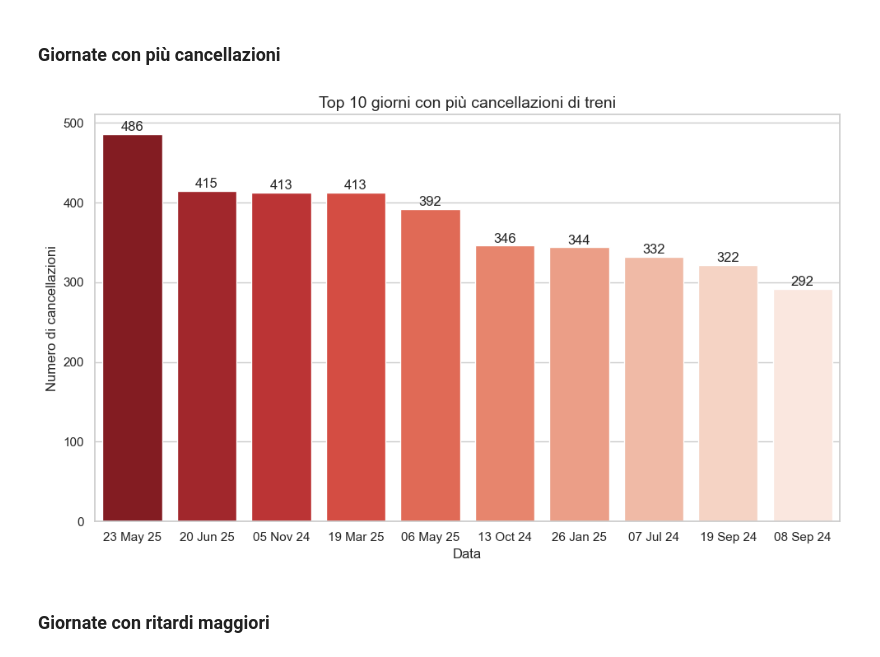
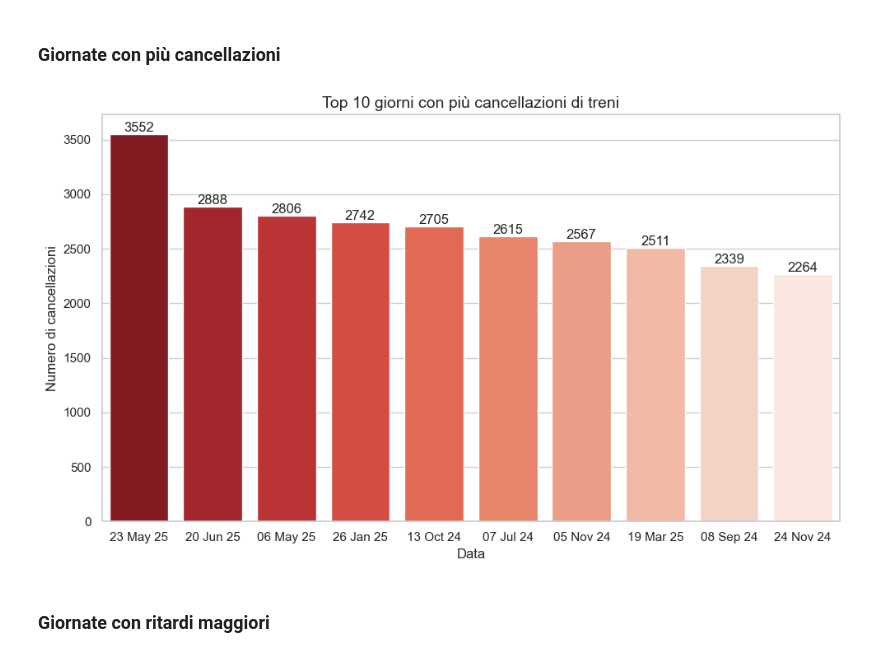
Before and after one commit to AndreaSpolaor/AnalisiTrafficoFerroviario, a Jupyter notebook: main.ipynb, the cells around one changed output. Drawn from its saved outputs; the diff is of its cells as text; code cells hidden in the pictures.

```diff
--- a/main.ipynb
+++ b/main.ipynb
@@ -229,7 +255,7 @@ for blob in blob_list:
             if name not in name_cached:
 
                 # Reperisco le info geografiche
-                #location = geocode_station(name)
+                location = geocode_station(name)
 
                 # Aggiungo alla cache il nome della stazione
                 name_cached.add(name)
@@ -587,0 +618,14 @@ with engine.connect() as conn:
+# %%
+# Query per estrazione città e regione
+query_station = "SELECT id, city, region, alias, latitude, longitude FROM railway.station"
+query_train = "SELECT id, type, number, code FROM railway.train"
+query_timetable = "SELECT station_id, train_id, arrival_datetime, departure_datetime, arrival_delay, departure_delay, deleted, stop_number, day_number FROM railway.timetable"
+
+# Lettura da Postgres (SQL Alchemy + Pandas)
+with engine.connect() as conn:
+    df_station = pd.read_sql(query_station, conn)
+    print(f"✅ Caricate {len(df_station)} stazioni in memoria")
+    df_train = pd.read_sql(query_train, conn)
+    print(f"✅ Caricati {len(df_train)} tratte in memoria")
+    df_timetable = pd.read_sql(query_timetable, conn)
+    print(f"✅ Caricati {len(df_timetable)} fermate in memoria")
@@ -835,65 +874,56 @@ plt.show()
 # %% [markdown]
 <h3>Giornate con più cancellazioni</h3>
 # %%
-# Query per estrazione giorno e id treno
-query = """SELECT DISTINCT day_number, train_id
-             FROM railway.timetable
-            WHERE deleted = true"""
+# Filtra treni cancellati dal df_timetable
+df = df_timetable[df_timetable["deleted"] == True].copy()
 
-# Lettura da Postgres (SQL Alchemy + Pandas)
-with engine.connect() as conn:
-    df = pd.read_sql(query, conn)
+# Conta cancellazioni per giorno
+df_delete_count_byday = df.groupby("day_number")["train_id"].count().reset_index()
+df_delete_count_byday = df_delete_count_byday.rename(columns={"train_id": "cancellations"})
 
-# Step 1: Data di riferimento
+# Calcola la data a partire dal day_number
 base_date = pd.to_datetime("2024-07-01")
+df_delete_count_byday["date"] = base_date + pd.to_timedelta(df_delete_count_byday["day_number"], unit="D")
 
-# Step 2: Rinomina colonna
-df_delete_count_byday = df.groupby('day_number').count().reset_index()
-df_delete_count_byday = df_delete_count_byday.rename(columns={'train_id': 'cancellations'})
+# Prende i top 10 giorni con più cancellazioni
+df_top10 = df_delete_count_byday.sort_values(by="cancellations", ascending=False).head(10)
 
-# Step 3: Aggiunge la data reale
-df_delete_count_byday['date'] = base_date + pd.to_timedelta(df_delete_count_byday['day_number'], unit='D')
+# Formatta la data per l'asse x
+df_top10["date_str"] = df_top10["date"].dt.strftime("%d %b %y")
 
-# Step 4: Prende i top 10 giorni con più cancellazioni
-df_top10 = df_delete_count_byday.sort_values(by='cancellations', ascending=False).head(10)
+# Palette e ordinamento per il grafico
+palette = sns.color_palette("Reds", n_colors=len(df_top10))[::-1]
+df_top10 = df_top10.sort_values(by="cancellations", ascending=False)
 
-# Step 5: Formatta la data come stringa breve per il grafico
-df_top10['date_str'] = df_top10['date'].dt.strftime('%d %b %y')
-
-# Genera una palette "Reds" invertita
-palette = sns.color_palette("Reds", n_colors=len(df_top10))[::-1]
-
-# Ordina df_top10 per data_str (così la palette si applica correttamente)
-df_top10 = df_top10.sort_values(by='cancellations', ascending=False)
-
-# Step 6: Crea il grafico
+# Crea il grafico
 sns.set(style="whitegrid")
 plt.figure(figsize=(10, 6))
 ax = sns.barplot(
     data=df_top10,
-    x='date_str',
-    y='cancellations',
-    hue='date_str',
+    x="date_str",
+    y="cancellations",
+    hue="date_str",
     palette=palette,
     dodge=False
 )
 
-# Titoli e etichette
+# Titoli e assi
 ax.set_title("Top 10 giorni con più cancellazioni di treni", fontsize=14)
 ax.set_xlabel("Data")
 ax.set_ylabel("Numero di cancellazioni")
 
-# Valori sopra le barre
+# Etichette sopra le barre
 for bar in ax.patches:
     ax.text(bar.get_x() + bar.get_width() / 2,
             bar.get_height() + 0.5,
             f"{int(bar.get_height())}",
-            ha='center', va='bottom')
+            ha="center", va="bottom")
 
+# Ottimizza layout
 plt.tight_layout()
 plt.show()
 # %% [output]
-[figure, old version]
+[figure, new version]
 # %% [markdown]
 <h3>Giornate con ritardi maggiori</h3>
 # %%
```
Also changed, not shown: parts of 16 cells of this notebook, 4 other files.
